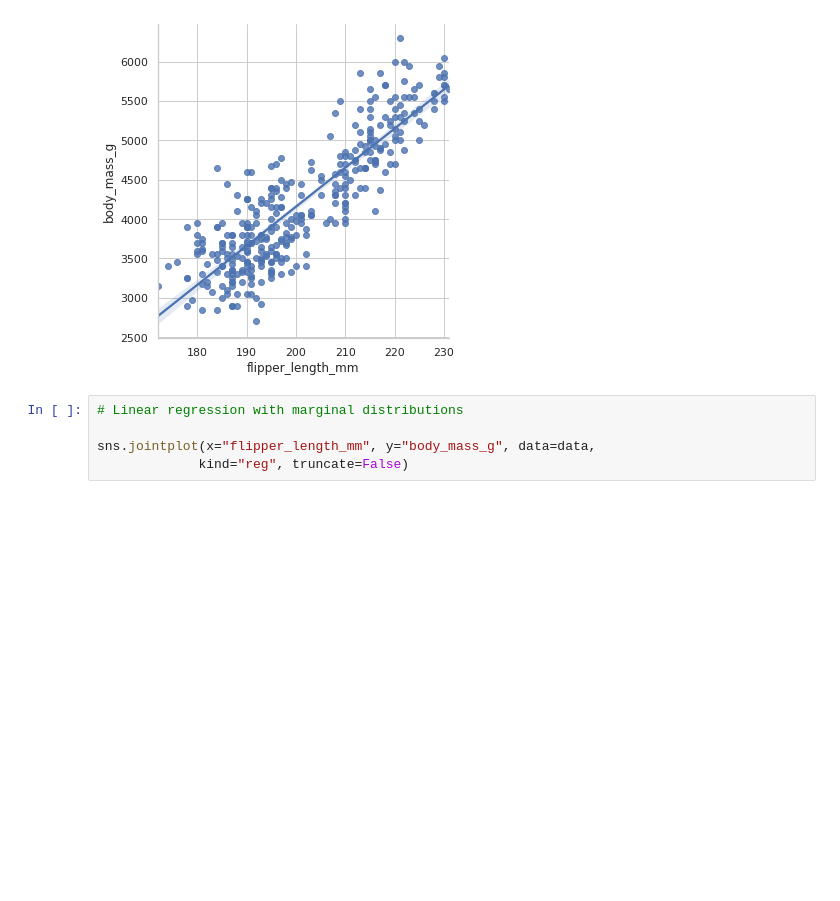
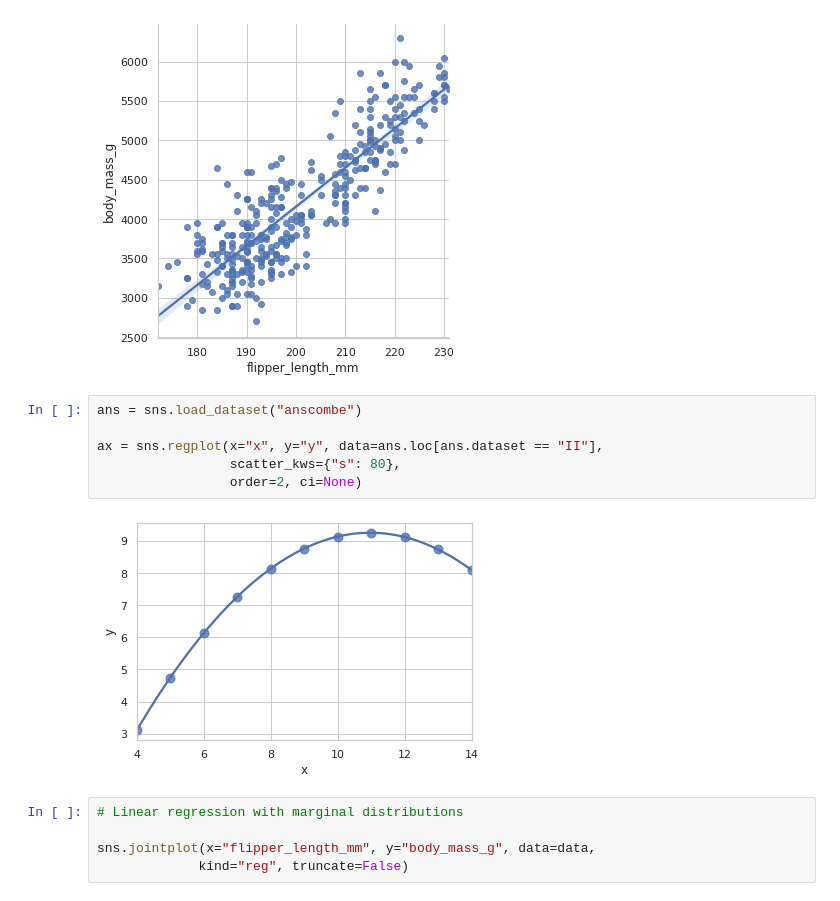
Before and after one commit to DzygaSkoryk/astronomy_python, a Jupyter notebook: Matplotlib/Seaborn.ipynb, the cells around one changed output. Drawn from its saved outputs; the diff is of its cells as text; blank space fills up the shorter version.

```diff
--- a/Matplotlib/Seaborn.ipynb
+++ b/Matplotlib/Seaborn.ipynb
@@ -134,6 +134,14 @@ sns.lmplot(x="flipper_length_mm", y="body_mass_g", data=data)
 sns.set_context("paper")
 # %% [output]
 [figure]
+# %%
+ans = sns.load_dataset("anscombe")
+
+ax = sns.regplot(x="x", y="y", data=ans.loc[ans.dataset == "II"],
+                 scatter_kws={"s": 80},
+                 order=2, ci=None)
+# %% [output]
+[figure, added]
 # %%
 # Linear regression with marginal distributions
 
```
Also changed, not shown: parts of 8 cells of this notebook, 3 other files.
